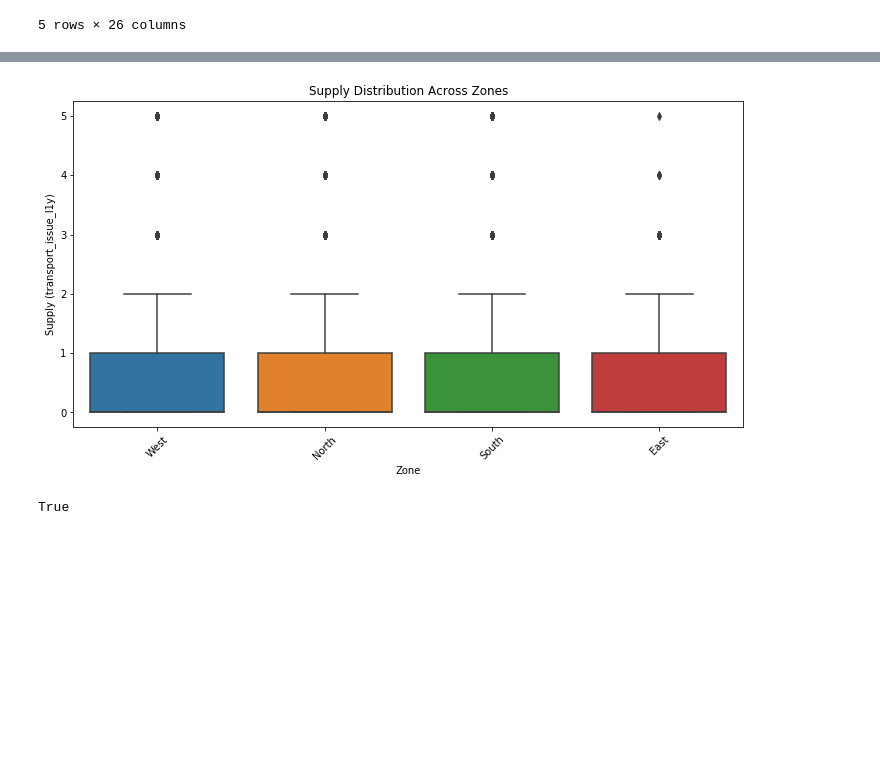
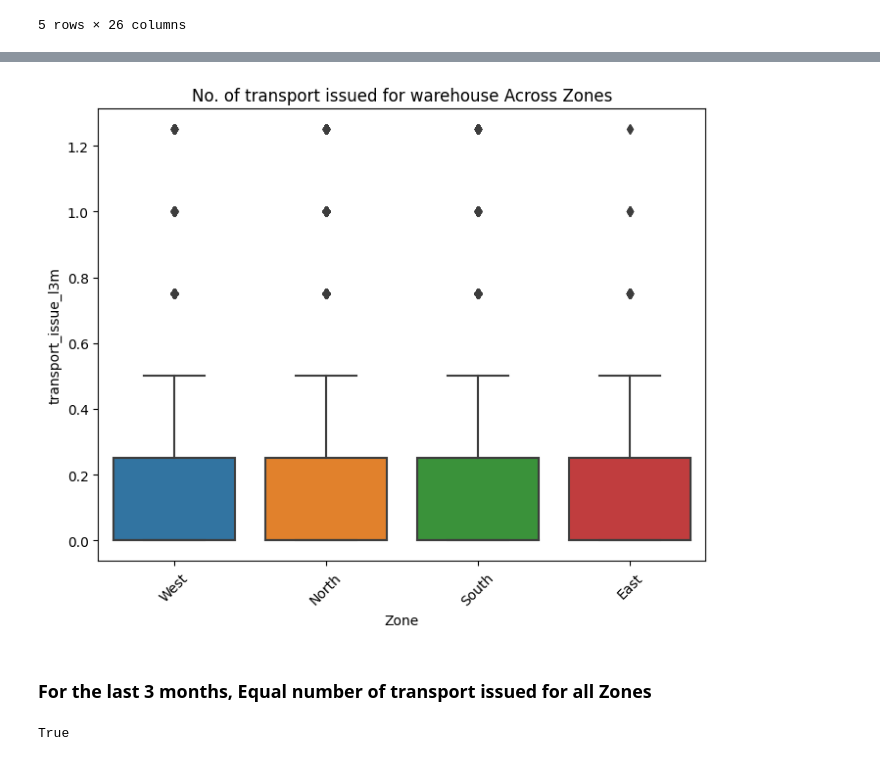
Before and after one commit to AthiraBa/Supply_chain_management, a Jupyter notebook: Supply_Chain_Project.ipynb, the cells around one changed output, grey strips where cells are left out. Drawn from its saved outputs; the diff is of its cells as text; code cells hidden in the pictures; blank space fills up the shorter version.

```diff
--- a/Supply_Chain_Project.ipynb
+++ b/Supply_Chain_Project.ipynb
@@ -165,5 +165,6 @@ data.workers_num.median()
 # %%
-data['workers_num'].fillna(data.workers_num.median(),inplace=True)
+# filling the null values of 'workers_num' with mean
+data['workers_num'].fillna(data.workers_num.mean(),inplace=True)
 # %%
 # Meadian and mode of wherehouse establishment year in training dataset
 data.wh_est_year.median(),data.wh_est_year.mode()[0]
@@ -765,13 +740,16 @@ plt.show()
 # %%
+# Boxplot-Supply Distribution Across Zones
 
-plt.figure(figsize=(12, 6))
-sns.boxplot(data=data, x='zone', y='transport_issue_l1y')
-plt.title("Supply Distribution Across Zones")
+plt.figure(figsize=(8, 6))
+sns.boxplot(data=data, x='zone', y='transport_issue_l3m_equivalent')
+plt.title("No. of transport issued for warehouse Across Zones")
 plt.xlabel("Zone")
-plt.ylabel("Supply (transport_issue_l1y)")
+plt.ylabel("transport_issue_l3m")
 plt.xticks(rotation=45)
 plt.show()
 # %% [output]
-[figure, old version]
+[figure, new version]
+# %% [markdown]
+### For the last 3 months, Equal number of transport issued  for all Zones
 # %%
 #checking preprocessed test data and preprocessed train data have same columns
```
Also changed, not shown: parts of 95 cells of this notebook, 1 other file.
